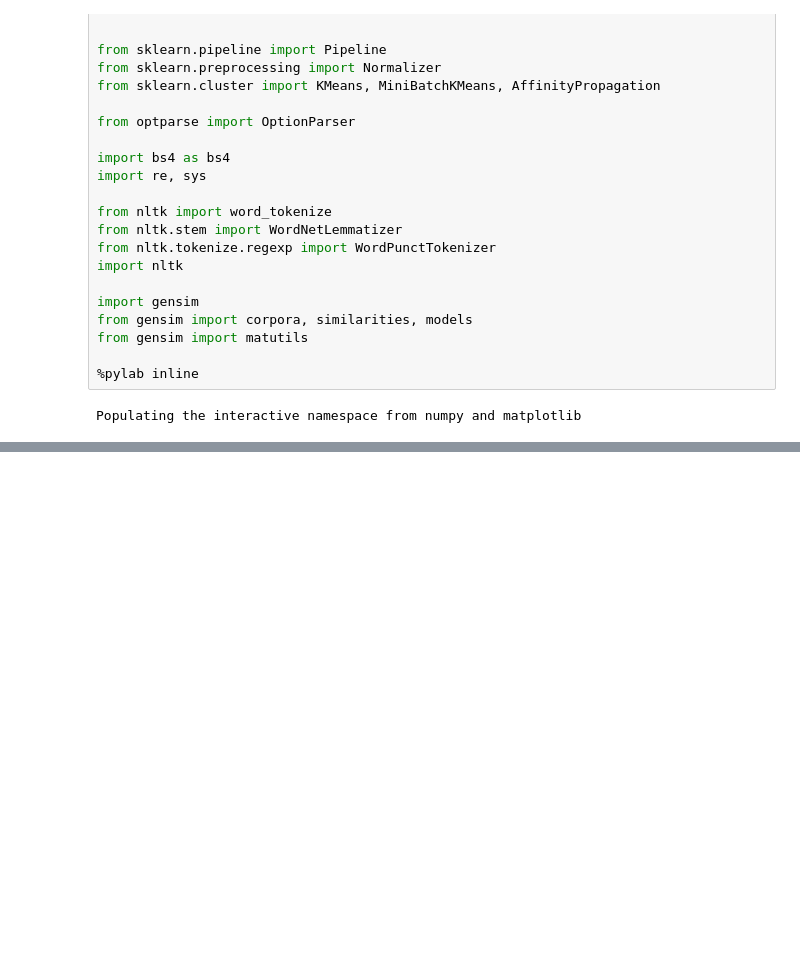
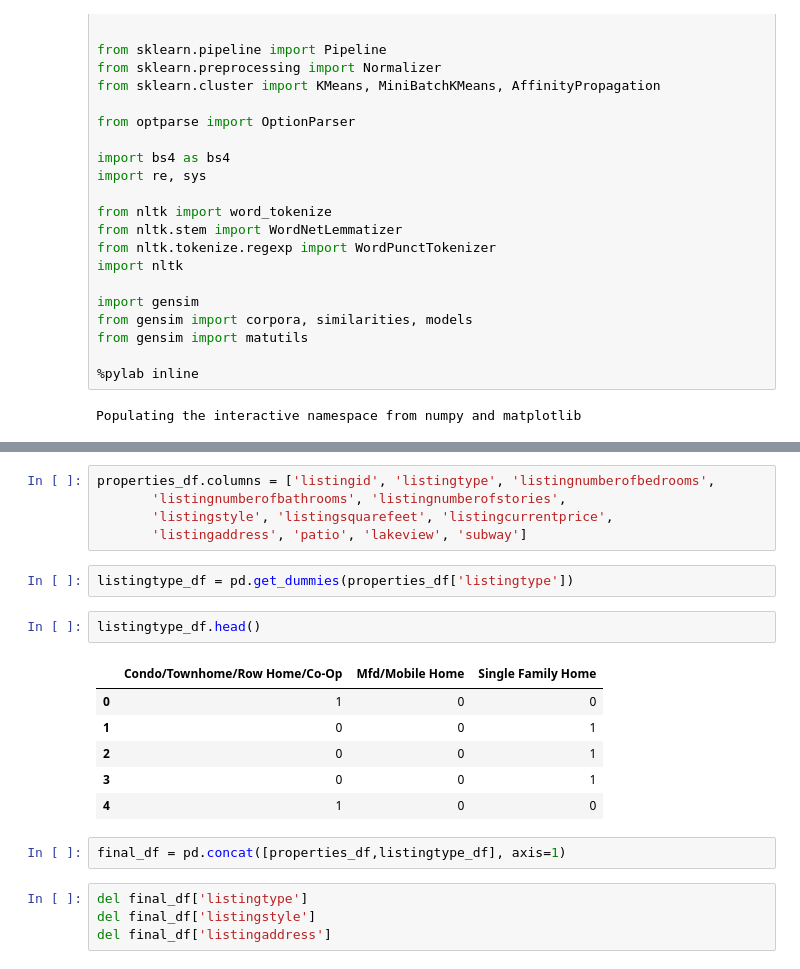
Before and after one commit to wubr2000/2016_move_hackathon, a Jupyter notebook: similar_properties.ipynb, the cells around one changed output, grey strips where cells are left out. Saved outputs shown, nothing was run; the diff lists cells and outputs as text; blank space fills up the shorter version.

```diff
--- a/similar_properties.ipynb
+++ b/similar_properties.ipynb
@@ -192,0 +61,22 @@ for topic_idx, topic in enumerate(nmf.components_):
+# %%
+properties_df.columns = ['listingid', 'listingtype', 'listingnumberofbedrooms',
+       'listingnumberofbathrooms', 'listingnumberofstories',
+       'listingstyle', 'listingsquarefeet', 'listingcurrentprice',
+       'listingaddress', 'patio', 'lakeview', 'subway']
+# %%
+listingtype_df = pd.get_dummies(properties_df['listingtype'])
+# %%
+listingtype_df.head()
+# %% [output]
+|  | Condo/Townhome/Row Home/Co-Op | Mfd/Mobile Home | Single Family Home |
+| 0 | 1 | 0 | 0 |
+| 1 | 0 | 0 | 1 |
+| 2 | 0 | 0 | 1 |
+| 3 | 0 | 0 | 1 |
+| 4 | 1 | 0 | 0 |
+# %%
+final_df = pd.concat([properties_df,listingtype_df], axis=1)
+# %%
+del final_df['listingtype']
+del final_df['listingstyle']
+del final_df['listingaddress']
```
Also changed, not shown: parts of 20 cells of this notebook.
